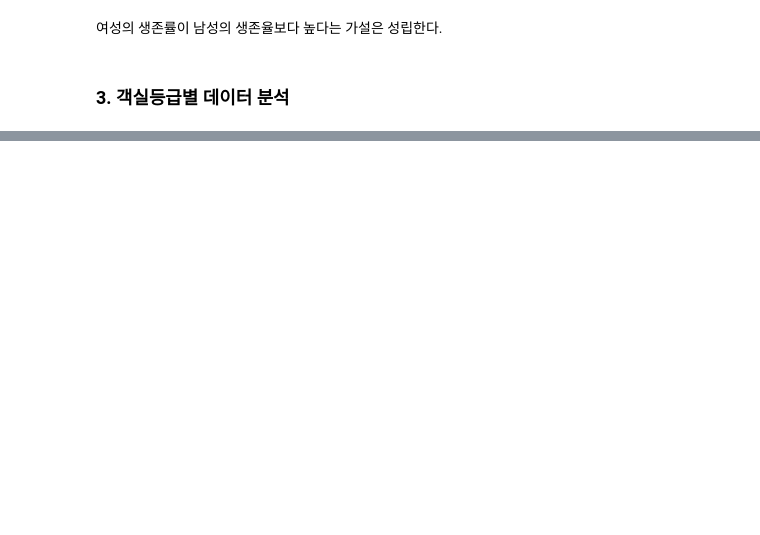
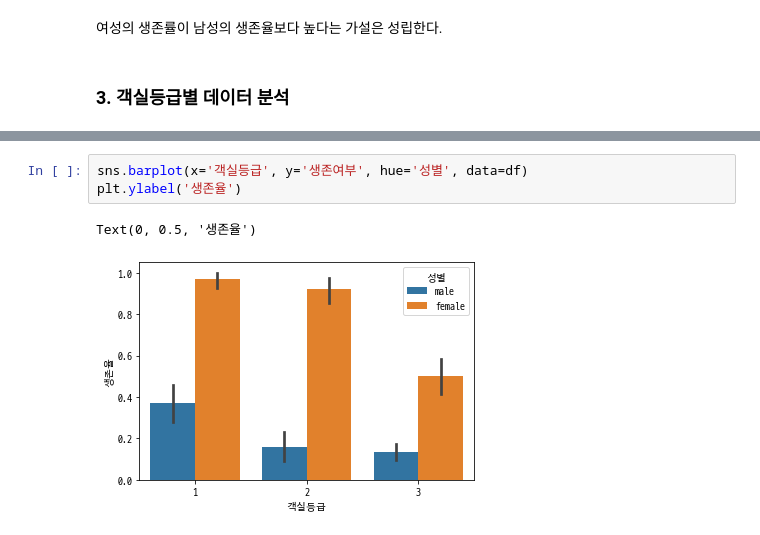
Before and after one commit to RlxDn/Bigdata, a Jupyter notebook: 40_데이터분석 실습/01_Titanic.ipynb, the cells around one changed output, grey strips where cells are left out. Cells and saved outputs as stored; diff of their text form; blank space fills up the shorter version.

```diff
--- a/40_데이터분석 실습/01_Titanic.ipynb
+++ b/40_데이터분석 실습/01_Titanic.ipynb
@@ -243,0 +286,6 @@ sns.barplot(x='성별', y='생존여부', data=df)
+# %%
+sns.barplot(x='객실등급', y='생존여부', hue='성별', data=df)
+plt.ylabel('생존율')
+# %% [output]
+Text(0, 0.5, '생존율')
+[figure, added]
```
Also changed, not shown: parts of 16 cells of this notebook.
